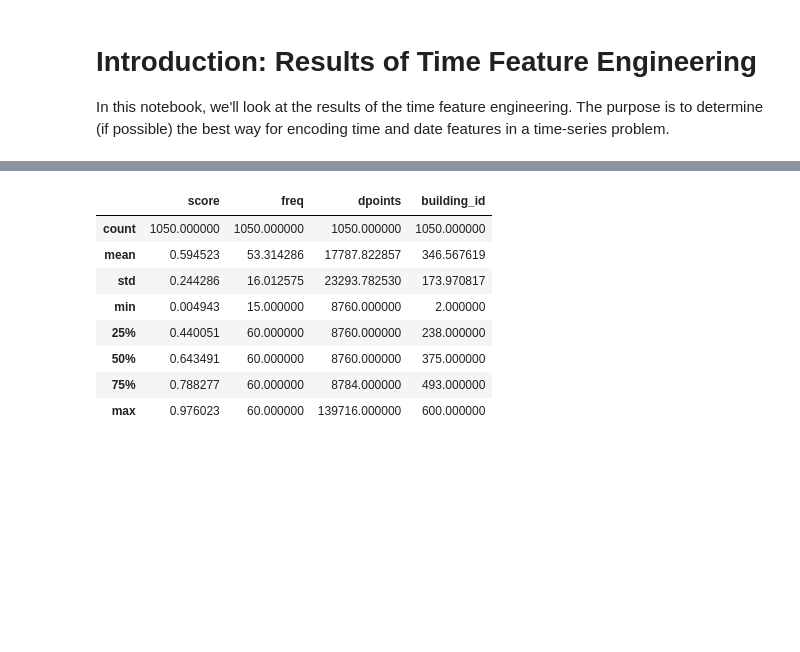
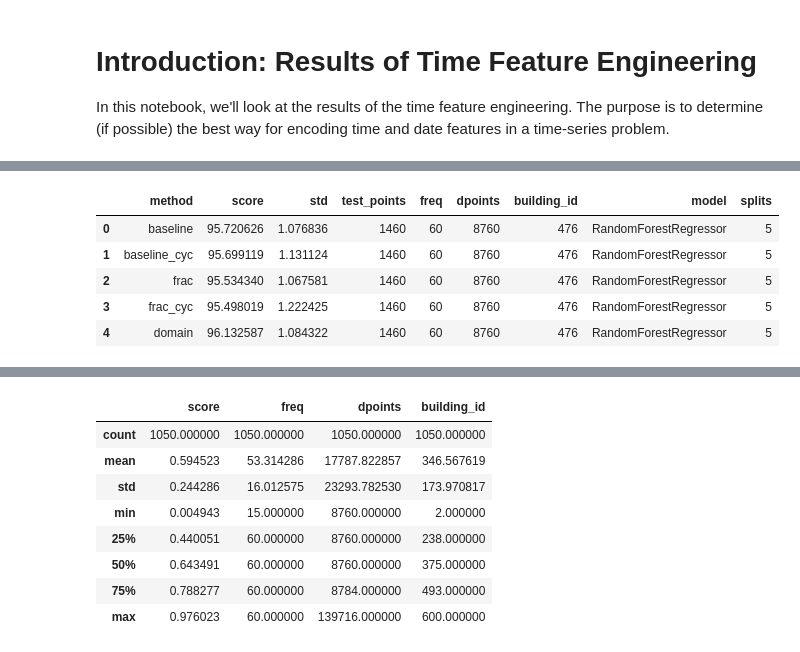
Before and after one commit to WillKoehrsen/Data-Analysis, a Jupyter notebook: time_features/results.ipynb, the cells around one changed output, grey strips where cells are left out. Cells and saved outputs as stored; diff of their text form; code cells hidden in the pictures; blank space fills up the shorter version.

```diff
--- a/time_features/results.ipynb
+++ b/time_features/results.ipynb
@@ -25,0 +146,9 @@ InteractiveShell.ast_node_interactivity = 'all'
+# %%
+rr.head()
+# %% [output]
+|  | method | score | std | test_points | freq | dpoints | building_id | model | splits |
+| 0 | baseline | 95.720626 | 1.076836 | 1460 | 60 | 8760 | 476 | RandomForestRegressor | 5 |
+| 1 | baseline_cyc | 95.699119 | 1.131124 | 1460 | 60 | 8760 | 476 | RandomForestRegressor | 5 |
+| 2 | frac | 95.534340 | 1.067581 | 1460 | 60 | 8760 | 476 | RandomForestRegressor | 5 |
+| 3 | frac_cyc | 95.498019 | 1.222425 | 1460 | 60 | 8760 | 476 | RandomForestRegressor | 5 |
+| 4 | domain | 96.132587 | 1.084322 | 1460 | 60 | 8760 | 476 | RandomForestRegressor | 5 |
```
Also changed, not shown: parts of 17 cells of this notebook, 1 other file.
